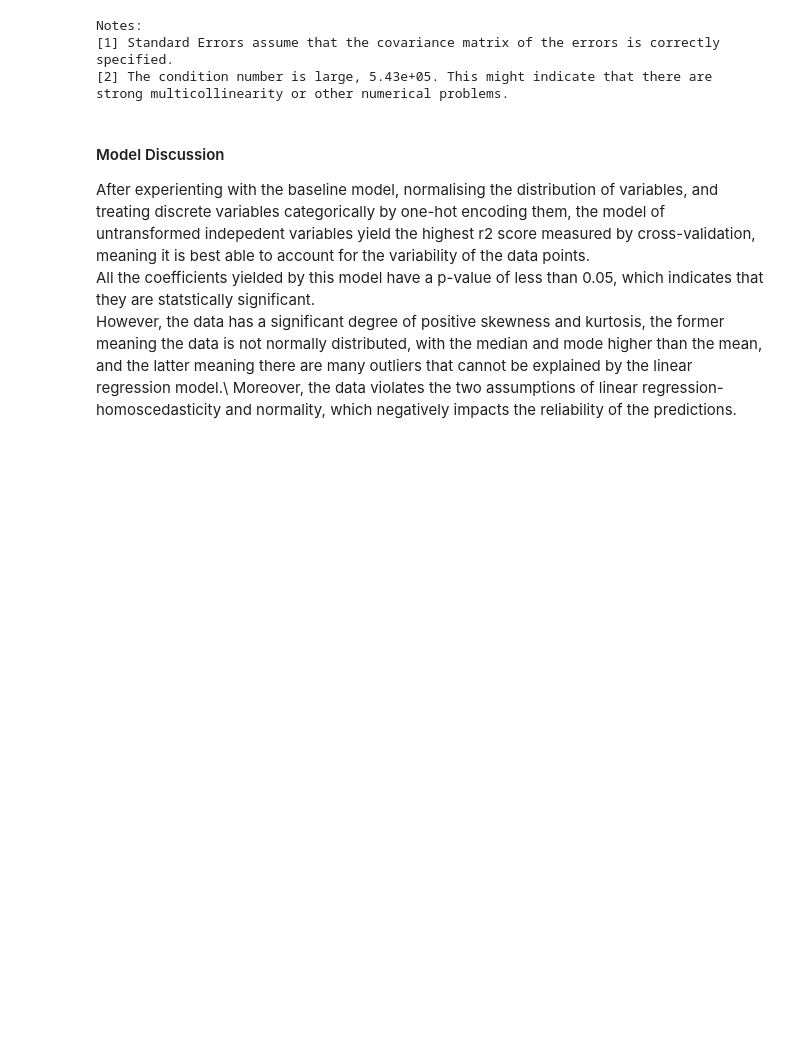
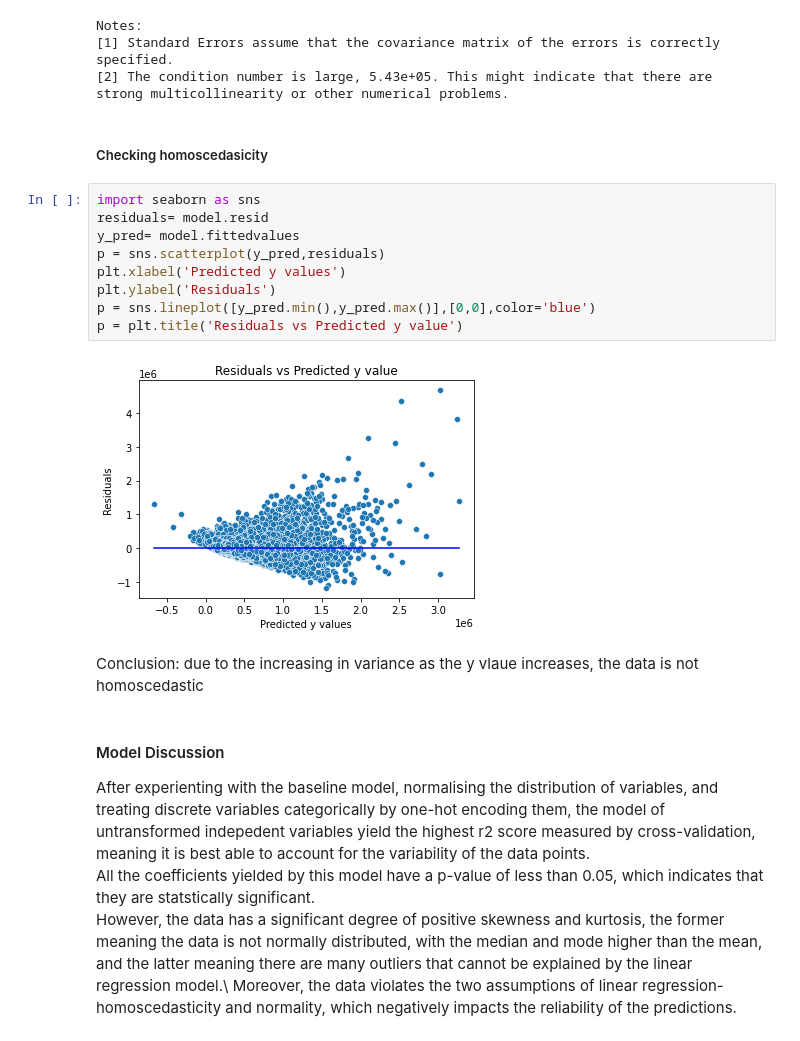
Before and after one commit to Beatrixwmh/dsc-phase-2-project-v2-3, a Jupyter notebook: student.ipynb, the cells around one changed output. Cells and saved outputs as stored; diff of their text form; blank space fills up the shorter version.

```diff
--- a/student.ipynb
+++ b/student.ipynb
@@ -308,6 +308,21 @@ Notes:
 [1] Standard Errors assume that the covariance matrix of the errors is correctly specified.
 [2] The condition number is large, 5.43e+05. This might indicate that there are
 strong multicollinearity or other numerical problems.
+# %% [markdown]
+##### Checking homoscedasicity
+# %%
+import seaborn as sns
+residuals= model.resid
+y_pred= model.fittedvalues
+p = sns.scatterplot(y_pred,residuals)
+plt.xlabel('Predicted y values')
+plt.ylabel('Residuals')
+p = sns.lineplot([y_pred.min(),y_pred.max()],[0,0],color='blue')
+p = plt.title('Residuals vs Predicted y value')
+# %% [output]
+[figure, added]
+# %% [markdown]
+Conclusion: due to the increasing in variance as the y vlaue increases, the data is not homoscedastic
 # %% [markdown]
 #### Model Discussion
 
```
